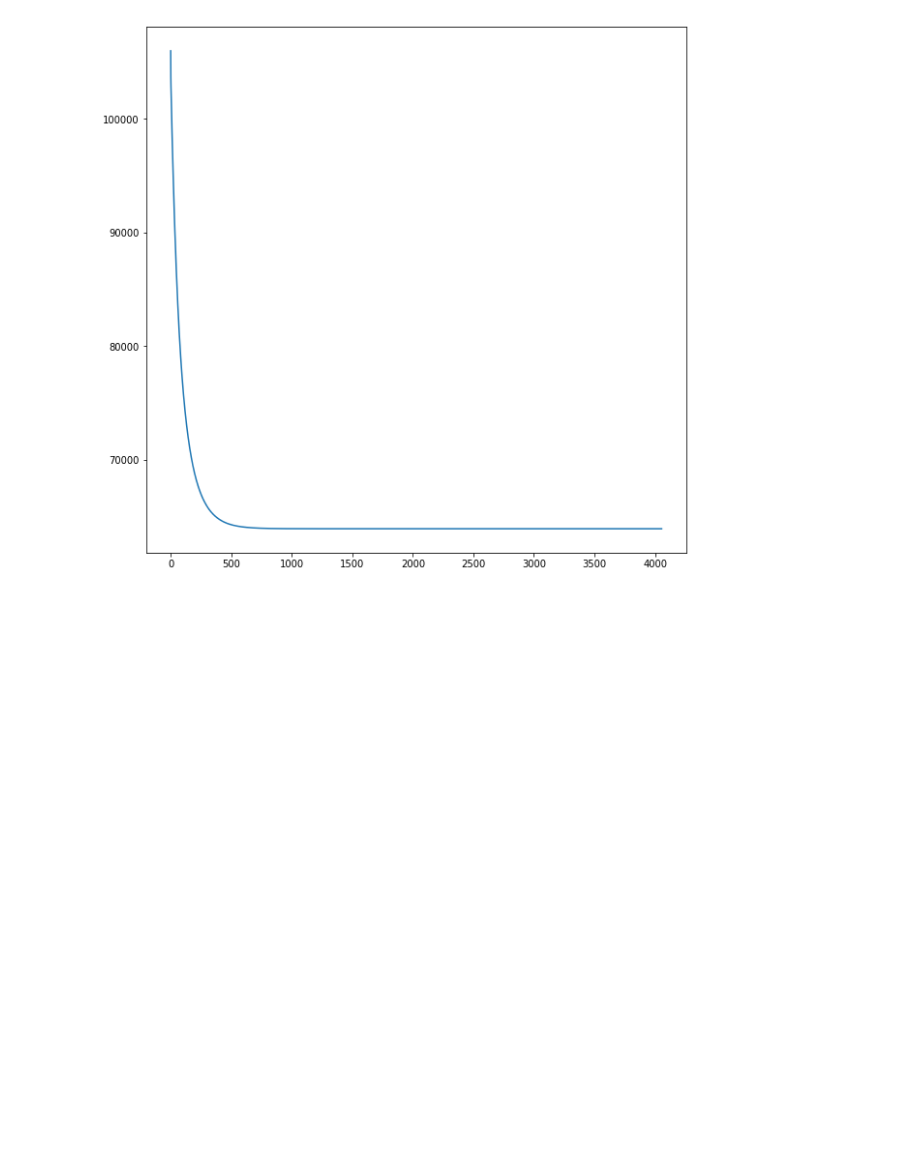
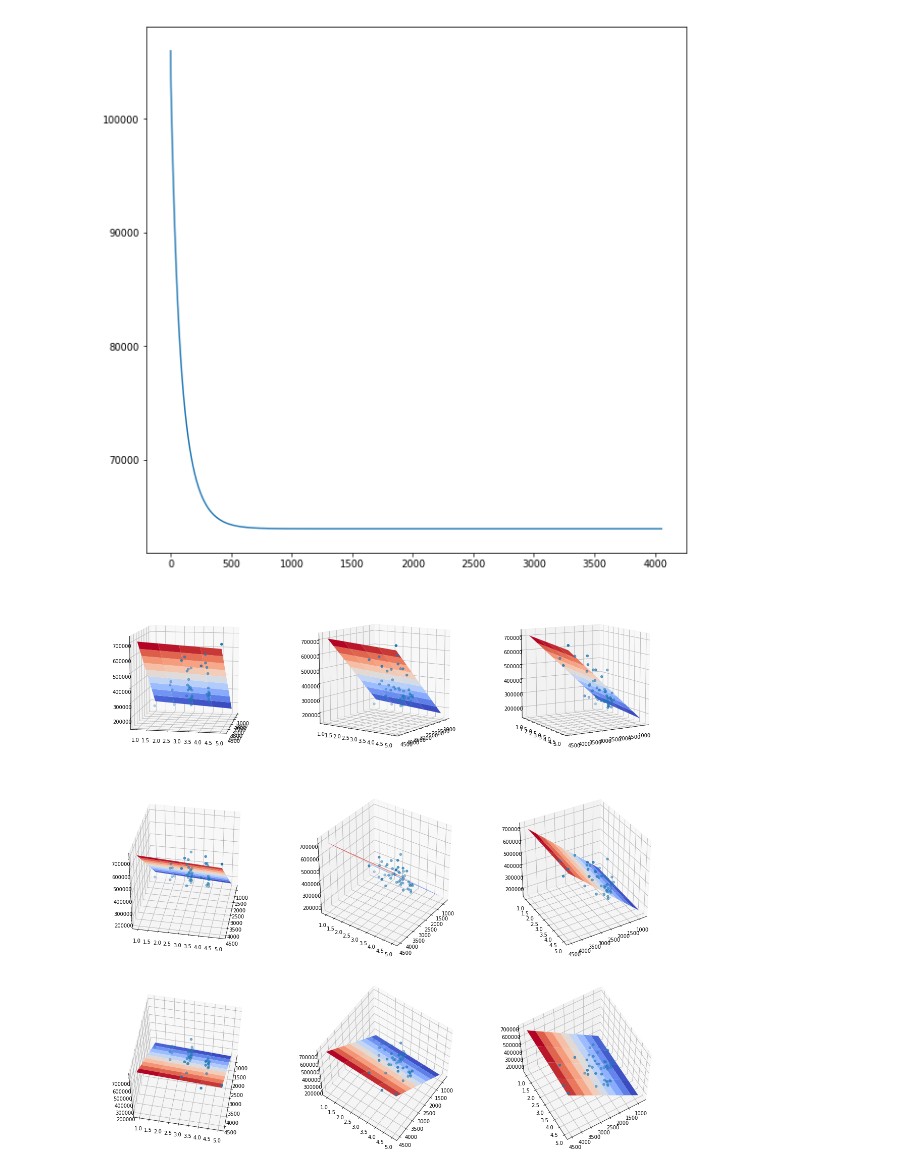
Before and after one commit to artemohanjanyan/ml-hw, a Jupyter notebook: linear-regression/linear.ipynb, the cells around one changed output. Drawn from its saved outputs; the diff is of its cells as text; code cells hidden in the pictures; blank space fills up the shorter version.

Commit message:
Add more 3d graphs

```diff
--- a/linear-regression/linear.ipynb
+++ b/linear-regression/linear.ipynb
@@ -110,3 +111,29 @@ plt.plot(np.arange(0, curve_deviations.shape[0]), curve_deviations)
 # %% [output]
 [<matplotlib.lines.Line2D at 0x...>]
 [figure]
+# %%
+xmin = np.min(X, 0)
+xmax = np.max(X, 0)
+areas = np.linspace(xmin[0], xmax[0], 10)
+rooms = np.linspace(xmin[1], xmax[1], 5)
+areas, rooms = np.meshgrid(areas, rooms)
+areas1 = areas.reshape((-1))
+rooms1 = rooms.reshape((-1))
+points = np.column_stack((areas1, rooms1, np.repeat(1, areas1.shape[0]))).T
+prices = best_theta.dot(points).reshape(areas.shape)
+
+ANGLE_N = 3
+MIN_ANGLE = 10
+MAX_ANGLE = 60
+fig = plt.figure(figsize=(20, 20))
+i = 1
+for angle1 in np.linspace(MIN_ANGLE, MAX_ANGLE, ANGLE_N):
+    for angle2 in np.linspace(MIN_ANGLE, MAX_ANGLE, ANGLE_N):
+        ax = fig.add_subplot(ANGLE_N, ANGLE_N, i, projection='3d')
+        i += 1
+        ax.view_init(angle1, angle2)
+        ax.scatter(X[:,0], X[:,1], Y)
+        ax.plot_surface(areas, rooms, prices, cmap=cm.coolwarm)
+plt.show()
+# %% [output]
+[figure, added]
```
Also changed, not shown: parts of 1 cell of this notebook.
